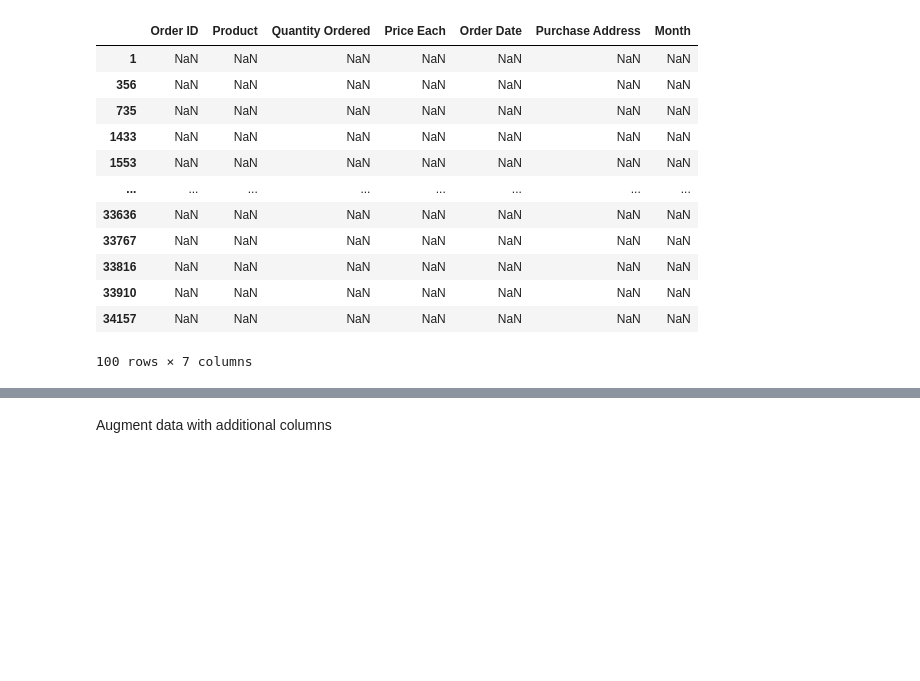
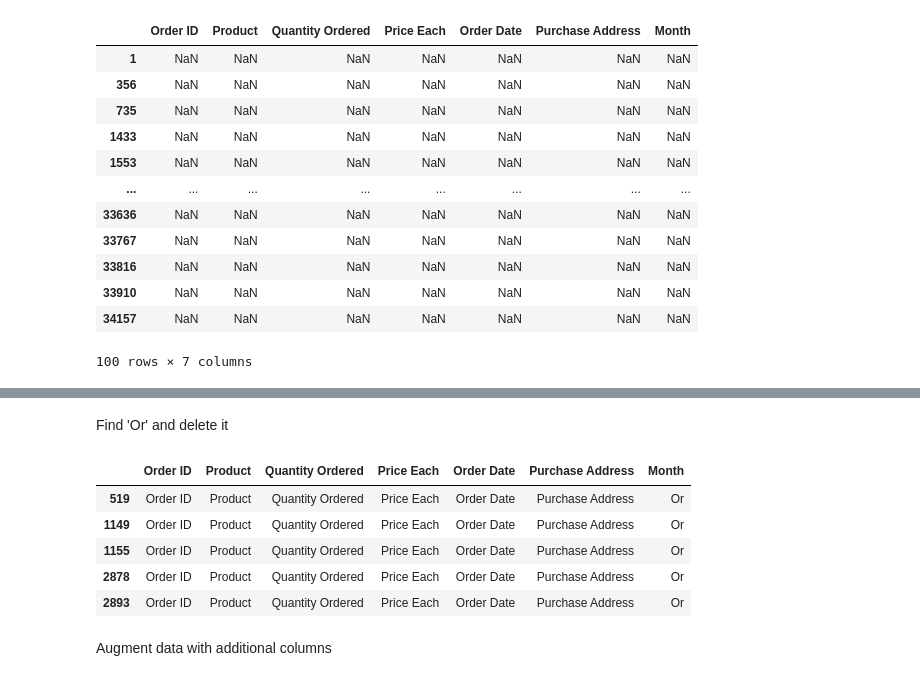
Before and after one commit to Abhishekpamulapati/SalesAnalysis, a Jupyter notebook: Analysis.ipynb, the cells around one changed output, grey strips where cells are left out. Drawn from its saved outputs; the diff is of its cells as text; code cells hidden in the pictures; blank space fills up the shorter version.

```diff
--- a/Analysis.ipynb
+++ b/Analysis.ipynb
@@ -53,0 +65,12 @@ nana_df.head(100)
+# %% [markdown]
+Find 'Or' and delete it
+# %%
+temp_df = all_data[all_data['Order Date'].str[0:2] == 'Or']
+temp_df.head()
+# %% [output]
+|  | Order ID | Product | Quantity Ordered | Price Each | Order Date | Purchase Address | Month |
+| 519 | Order ID | Product | Quantity Ordered | Price Each | Order Date | Purchase Address | Or |
+| 1149 | Order ID | Product | Quantity Ordered | Price Each | Order Date | Purchase Address | Or |
+| 1155 | Order ID | Product | Quantity Ordered | Price Each | Order Date | Purchase Address | Or |
+| 2878 | Order ID | Product | Quantity Ordered | Price Each | Order Date | Purchase Address | Or |
+| 2893 | Order ID | Product | Quantity Ordered | Price Each | Order Date | Purchase Address | Or |
```
Also changed, not shown: parts of 9 cells of this notebook.
